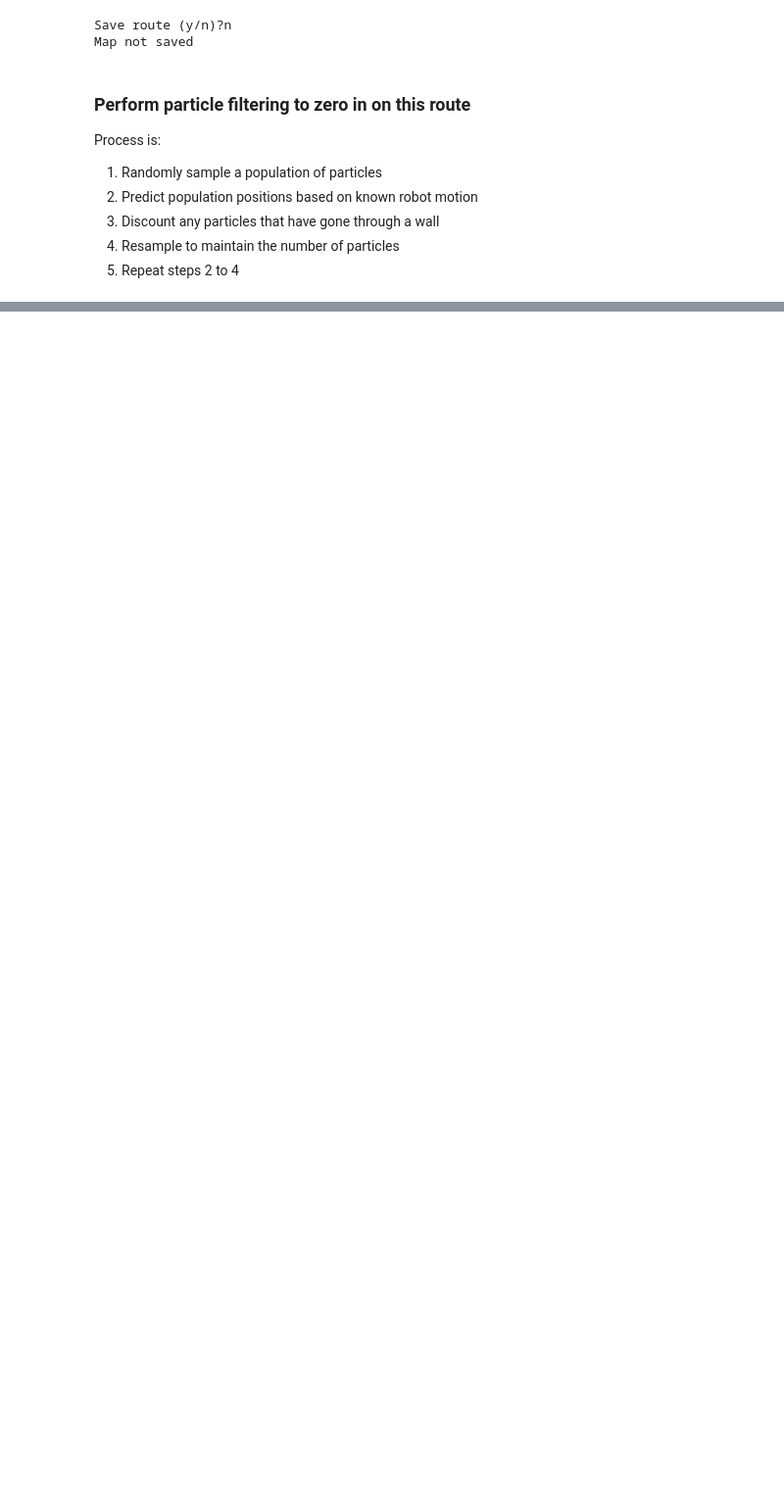
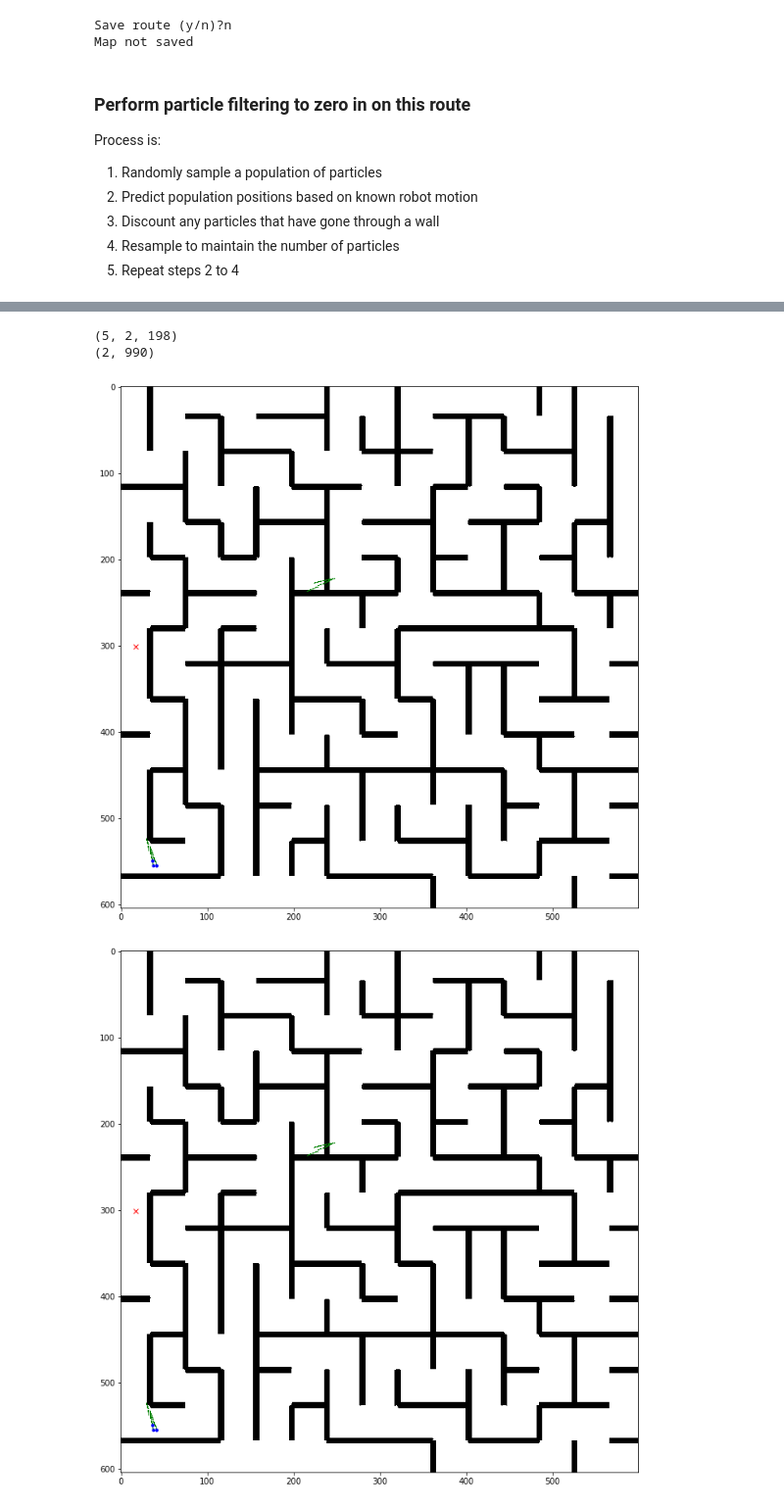
Before and after one commit to dcmchwin/particle_filter, a Jupyter notebook: notebooks/Particle Filter.ipynb, the cells around one changed output, grey strips where cells are left out. Shown at 98% size. Drawn from its saved outputs; the diff is of its cells as text; code cells hidden in the pictures; blank space fills up the shorter version.

Commit message:
debugging is_blocked association problem

```diff
--- a/notebooks/Particle Filter.ipynb
+++ b/notebooks/Particle Filter.ipynb
@@ -223,0 +116,68 @@ print(pop_out[:10, :])
+# %%
+%matplotlib inline
+
+# init population
+n_particles = 5
+
+pop = fl.generate_particles(le_map, n_particles)
+
+# Setup visualisation
+fig, ax = plt.subplots(figsize=(14, 12))
+ax.imshow(im, cmap='Greys')
+ax.plot(route[0, 1], route[0, 0], 'rx')
+ax.plot(pop[:, 2], pop[:, 1], 'b.')
+plt.title('Route through maze', fontsize=18)
+display.display(plt.gcf())
+
+print('Press any key to move on to next iteration')
+
+err = None
+input(' ')
+
+# Perform prediction
+for i in range(0, 3):
+
+    ax.clear()
+    display.clear_output(wait=True)
+
+    # Do update for next step
+    if i != route.shape[0]:
+
+        u = process_model[i, :]
+
+        tic = time.time()
+
+
+        pop, debug_info = fl.predict(pop, u, Q, le_map, dt=dt)
+
+
+        toc = time.time()
+
+        tic = time.time()
+
+        try:
+            pop = fl.update(pop)
+        except ValueError as e:
+            err = e
+
+        toc = time.time()
+
+        track = debug_info['track']
+        tracks_to_plot = np.concatenate(track, axis=1)
+        ax.plot(tracks_to_plot[1, :], tracks_to_plot[0, :], 'g,')
+
+#     time.sleep(2)
+
+    ax.imshow(im, cmap='Greys')
+    ax.plot(route[i, 1], route[i, 0], 'rx')
+    ax.plot(pop[:, 2], pop[:, 1], 'b.')
+    if i != route.shape[0]:
+        print(track.shape)
+        print(tracks_to_plot.shape)
+    display.display(plt.gcf())
+
+    if err is not None:
+        raise err
+
+    input(' ')
+# %% [output]
@@ -223,0 +196,4 @@ print(pop_out[:10, :])
+(5, 2, 198)
+(2, 990)
+[figure, added]
+[figure, added]
```
Also changed, not shown: parts of 7 cells of this notebook, 4 other files.
